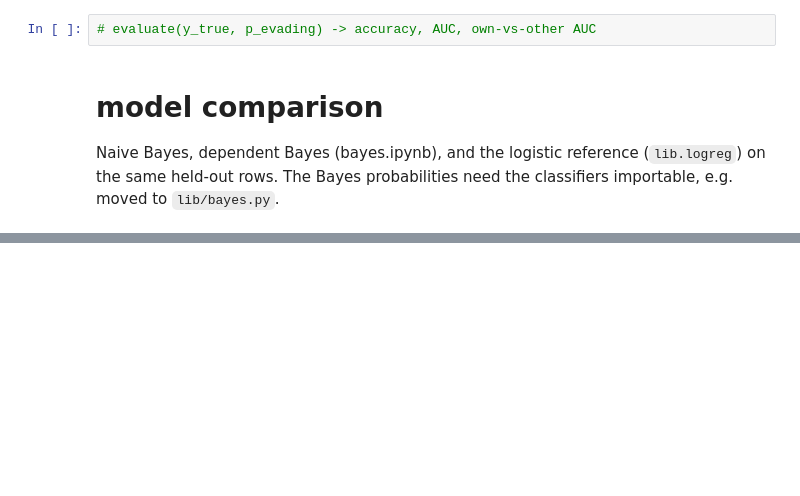
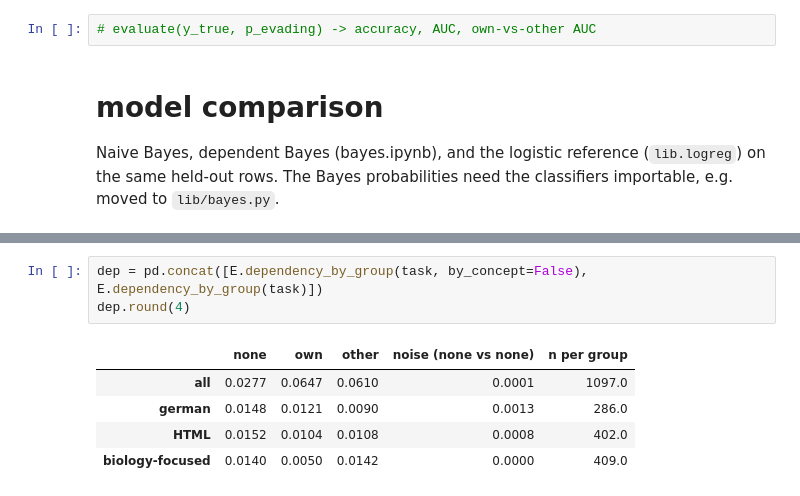
Before and after one commit to star2vec/falsefaced, a Jupyter notebook: notebooks/comparison.ipynb, the cells around one changed output, grey strips where cells are left out. Cells and saved outputs as stored; diff of their text form; blank space fills up the shorter version.

```diff
--- a/notebooks/comparison.ipynb
+++ b/notebooks/comparison.ipynb
@@ -32,0 +143,9 @@ p_logreg = predict_proba(fit_logreg(X_train, y_train), X_test)
+# %%
+dep = pd.concat([E.dependency_by_group(task, by_concept=False), E.dependency_by_group(task)])
+dep.round(4)
+# %% [output]
+|  | none | own | other | noise (none vs none) | n per group |
+| all | 0.0277 | 0.0647 | 0.0610 | 0.0001 | 1097.0 |
+| german | 0.0148 | 0.0121 | 0.0090 | 0.0013 | 286.0 |
+| HTML | 0.0152 | 0.0104 | 0.0108 | 0.0008 | 402.0 |
+| biology-focused | 0.0140 | 0.0050 | 0.0142 | 0.0000 | 409.0 |
```
Also changed, not shown: parts of 11 cells of this notebook, 5 other files.
